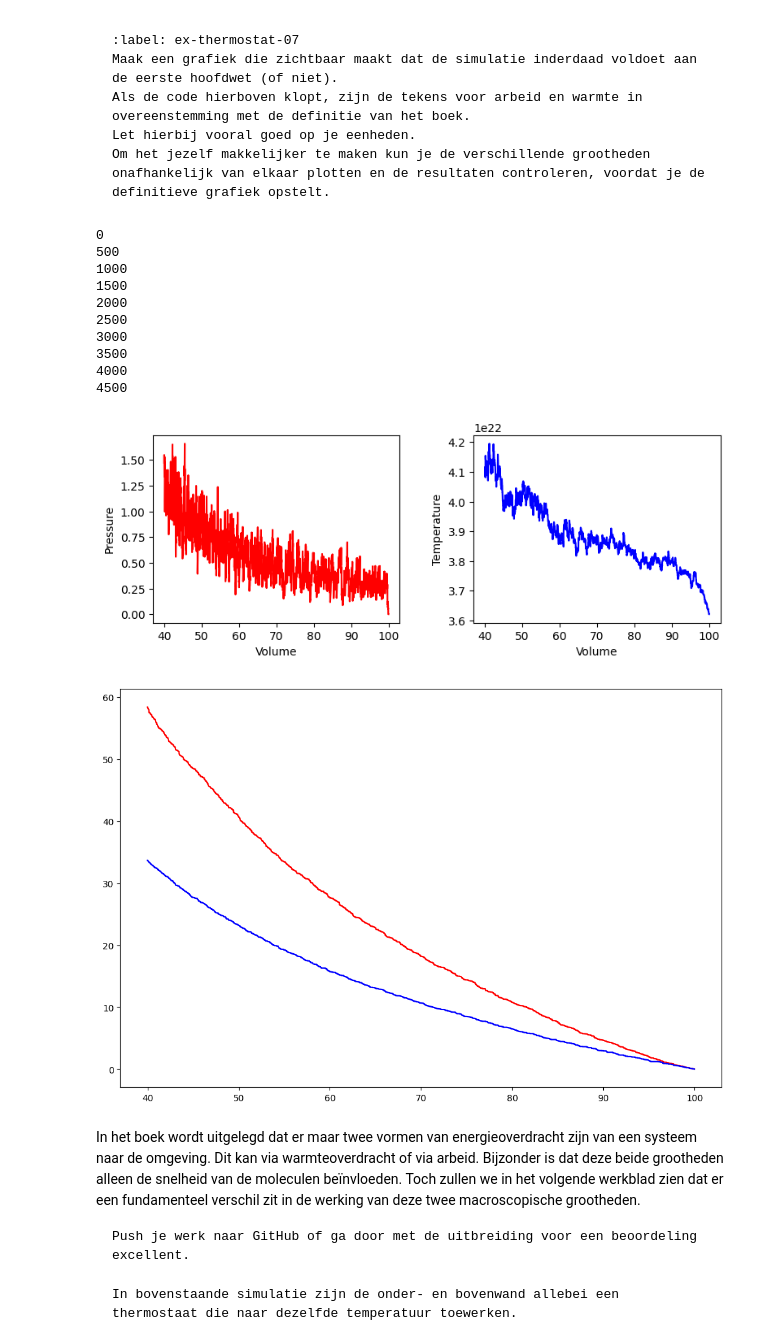
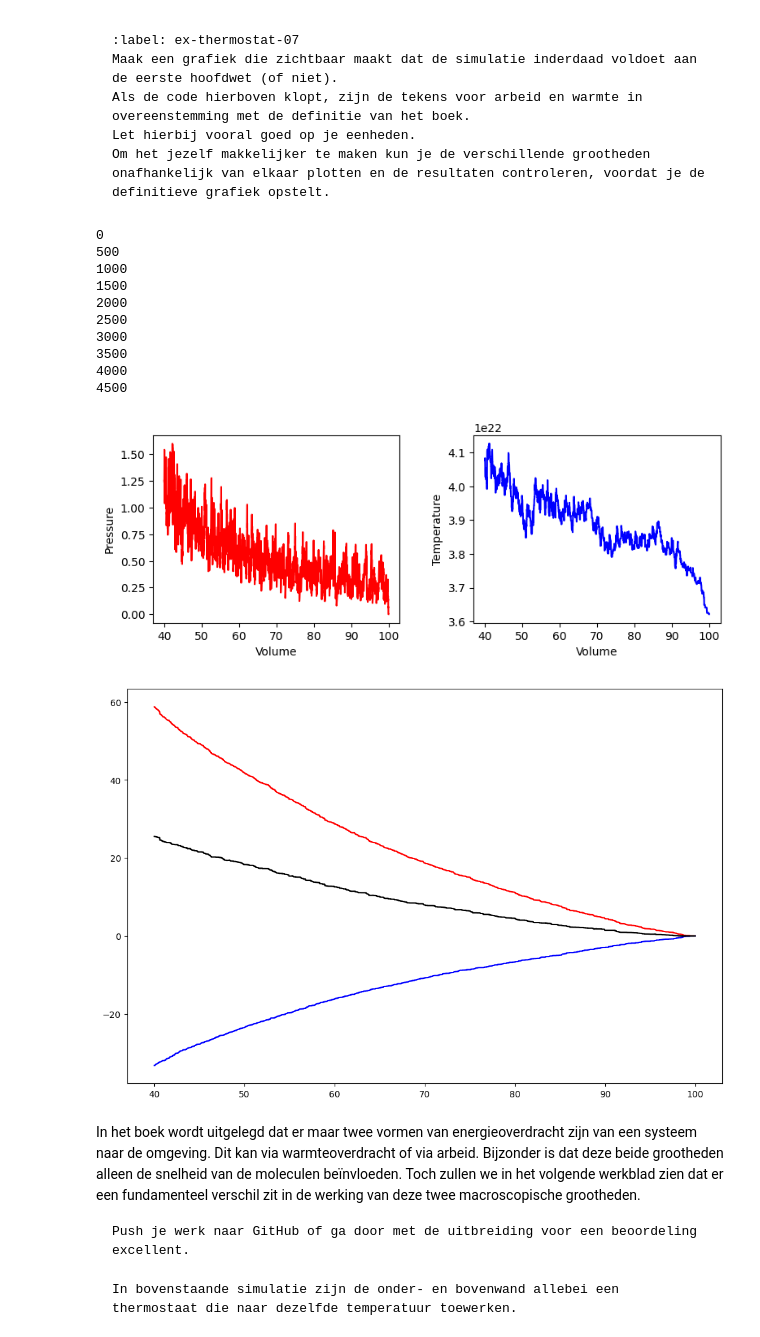
Before and after one commit to SybrenK07/25, a Jupyter notebook: Content/PySim/8_thermostaat.ipynb, the cells around one changed output. Cells and saved outputs as stored; diff of their text form; code cells hidden in the pictures.

```diff
--- a/Content/PySim/8_thermostaat.ipynb
+++ b/Content/PySim/8_thermostaat.ipynb
@@ -141,11 +141,9 @@ def temperature(particles) -> float:
     for p in particles:
         E_kin += p.kin_energy
 
-    E_kin = E_kin / N
-
     k = 1.380649 * 10**-23
     f = 2
-    return 2 * E_kin / (f * k)
+    return E_kin / (N * k)
 
 def handle_collisions(particles):
     """ alle onderlinge botsingen afhandelen voor deeltjes in lijst """
@@ -463,36 +461,37 @@ for i in range(N_steps):
         print(i)
 
 
 fig, (ax1, ax2) = plt.subplots(1, 2, figsize=(9, 3))
 ax1.set_xlabel('Volume')
 ax1.set_ylabel('Pressure')
 ax2.set_xlabel('Volume')
 ax2.set_ylabel('Temperature')
 fig.tight_layout
 
 ax1.plot(volumes, pressures, '-r')
 ax2.plot(volumes, temperatures, '-b')
 
 plt.subplots_adjust(wspace=0.3)
 plt.show()
 
 plt.figure(figsize=(12,8))
 plt.plot(volumes,dU,'r-')
-plt.plot(volumes,-works,'b-')
+plt.plot(volumes,works,'b-')
+plt.plot(volumes,dU + works,'k-')
 plt.show()
 # %% [output]
 0
 500
 1000
 1500
 2000
 2500
 3000
 3500
 4000
 4500
-[figure, old version]
+[figure, new version]
-[figure, old version]
+[figure, new version]
 # %% [markdown]
 In het boek wordt uitgelegd dat er maar twee vormen van energieoverdracht zijn van een systeem naar de omgeving. Dit kan via warmteoverdracht of via arbeid.
 Bijzonder is dat deze beide grootheden alleen de snelheid van de moleculen beïnvloeden.
```
Also changed, not shown: parts of 4 cells of this notebook, 4 other files.
